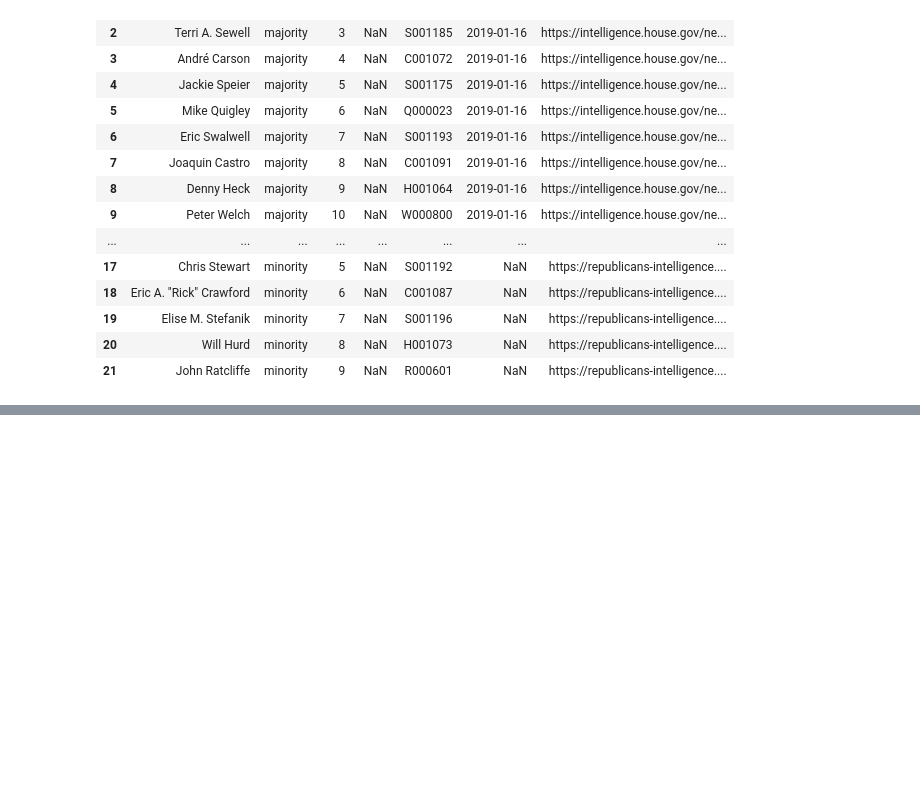
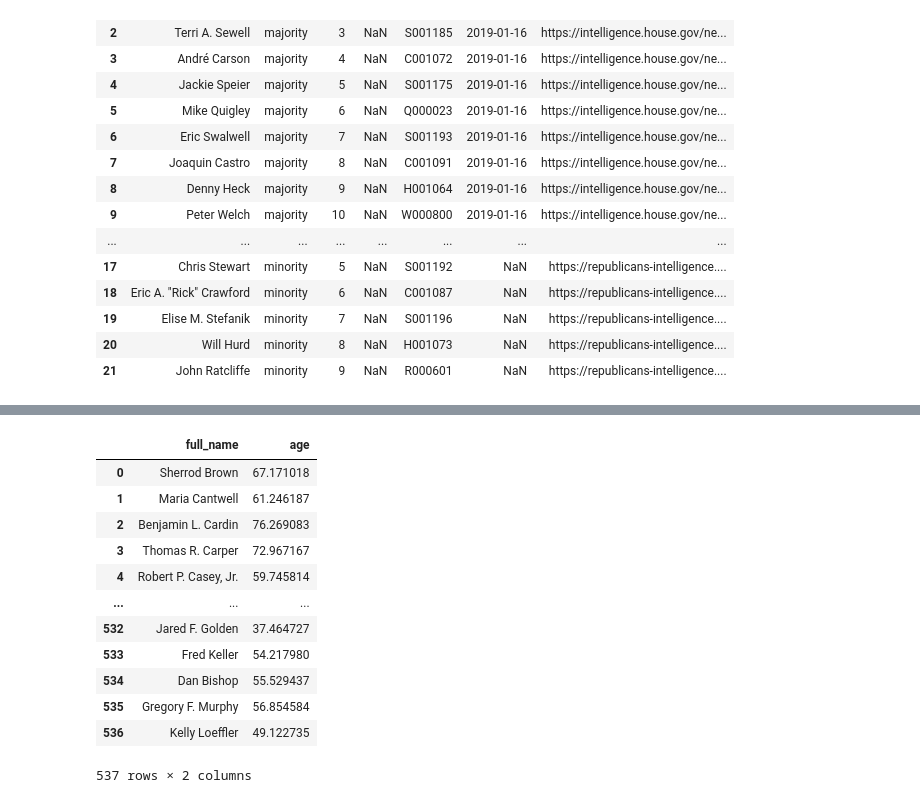
Before and after one commit to paulbruffett/python_class, a Jupyter notebook: A02_Data_Processing.ipynb, the cells around one changed output, grey strips where cells are left out. Drawn from its saved outputs; the diff is of its cells as text; code cells hidden in the pictures; blank space fills up the shorter version.

```diff
--- a/A02_Data_Processing.ipynb
+++ b/A02_Data_Processing.ipynb
@@ -228,0 +347,16 @@ hlig_committee.j
+# %%
+house_members[['full_name','age']]
+# %% [output]
+|  | full_name | age |
+| 0 | Sherrod Brown | 67.171018 |
+| 1 | Maria Cantwell | 61.246187 |
+| 2 | Benjamin L. Cardin | 76.269083 |
+| 3 | Thomas R. Carper | 72.967167 |
+| 4 | Robert P. Casey, Jr. | 59.745814 |
+| ... | ... | ... |
+| 532 | Jared F. Golden | 37.464727 |
+| 533 | Fred Keller | 54.217980 |
+| 534 | Dan Bishop | 55.529437 |
+| 535 | Gregory F. Murphy | 56.854584 |
+| 536 | Kelly Loeffler | 49.122735 |
+537 rows × 2 columns
```
Also changed, not shown: parts of 29 cells of this notebook.
